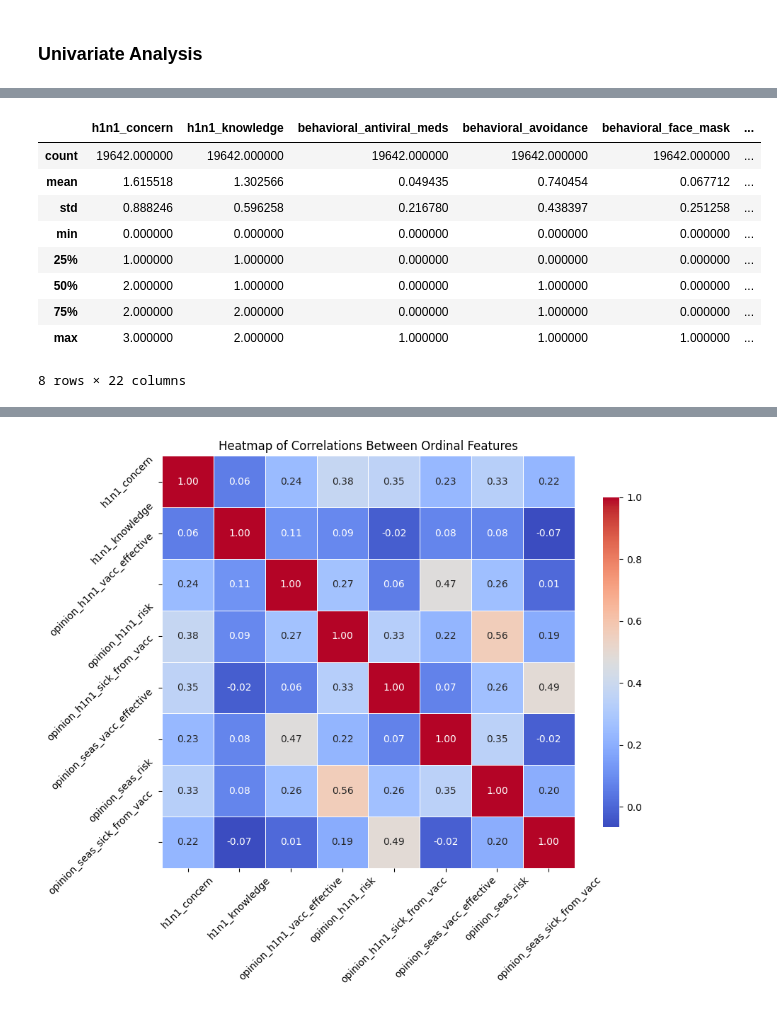
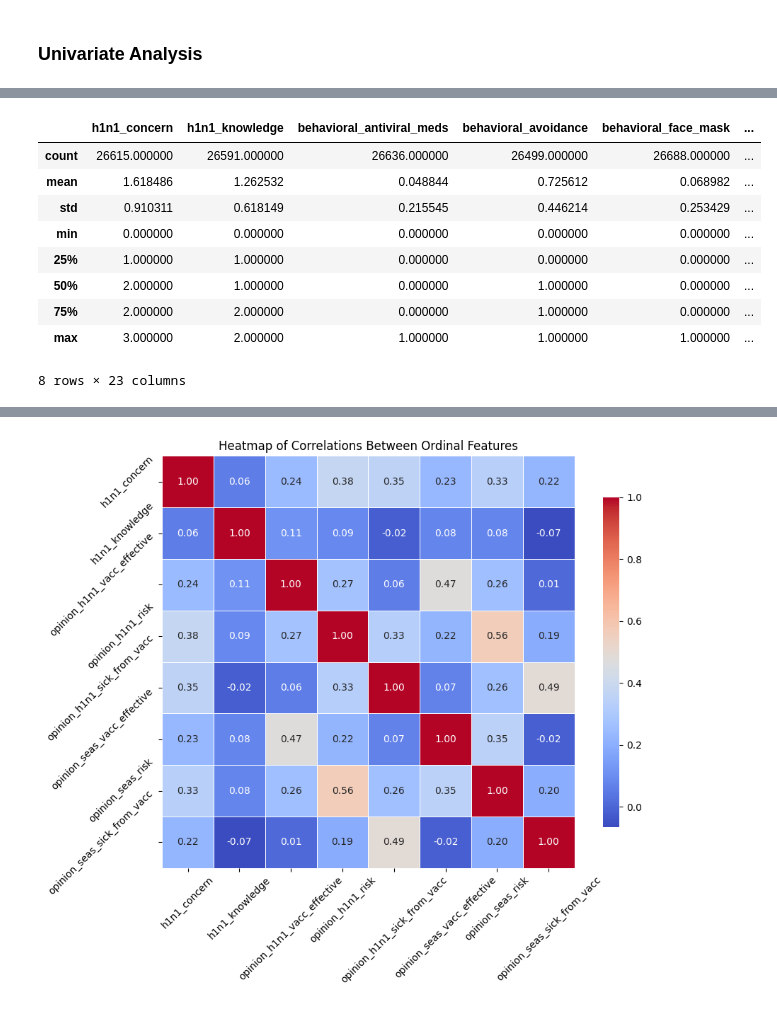
Before and after one commit to FREDRICKKYEKI/dsc-project-h1n1_prediction, a Jupyter notebook: index.ipynb, the cells around one changed output, grey strips where cells are left out. Saved outputs shown, nothing was run; the diff lists cells and outputs as text; code cells hidden in the pictures.

```diff
--- a/index.ipynb
+++ b/index.ipynb
@@ -250,0 +270,39 @@ dtype: int64
+# %%
+from sklearn.impute import SimpleImputer
+
+# update the new train_features
+train_features_df = train_data.drop(columns=["respondent_id", "h1n1_vaccine", "seasonal_vaccine"])
+train_labels_df = train_data[["h1n1_vaccine", "seasonal_vaccine"]]
+
+# Identify nominal and ordinal features
+nominal_features = [
+    'behavioral_antiviral_meds', 'behavioral_avoidance', 'behavioral_face_mask',
+    'behavioral_wash_hands', 'behavioral_large_gatherings', 'behavioral_outside_home',
+    'behavioral_touch_face', 'doctor_recc_h1n1', 'doctor_recc_seasonal',
+    'chronic_med_condition', 'child_under_6_months', 'health_worker',
+    'health_insurance', 'race', 'sex', 'marital_status', 'rent_or_own',
+    'employment_status', 'hhs_geo_region', 'census_msa', 'employment_industry',
+]
+
+ordinal_features = [
+    'h1n1_concern', 'h1n1_knowledge', 'opinion_h1n1_vacc_effective', 'opinion_h1n1_risk',
+    'opinion_h1n1_sick_from_vacc', 'opinion_seas_vacc_effective', 'opinion_seas_risk',
+    'opinion_seas_sick_from_vacc', 'age_group', 'education', 'income_poverty',
+    'household_adults', 'household_children'
+]
+# check if you have captured all columns, just for good measure
+assert set(nominal_features + ordinal_features) == set(train_features_df.columns)
+
+# Impute nominal features with 'Unknown'
+nominal_imputer = SimpleImputer(strategy='constant', fill_value='Unknown')
+train_data[nominal_features] = nominal_imputer.fit_transform(train_data[nominal_features])
+
+# Impute ordinal features with mode
+ordinal_imputer = SimpleImputer(strategy='most_frequent')
+train_data[ordinal_features] = ordinal_imputer.fit_transform(train_data[ordinal_features])
+
+print("New dataframe shape: ", train_data.shape)
+print("\nMissing Values in Training Features:")
+
+# Check the results
+print(train_data.isnull().sum())
@@ -345,16 +421,16 @@ plt.show()
 # %%
-train_features.describe()
+train_features_df.describe()
 # %% [output]
 |  | h1n1_concern | h1n1_knowledge | behavioral_antiviral_meds | behavioral_avoidance | behavioral_face_mask | ... |
-| count | 19642.000000 | 19642.000000 | 19642.000000 | 19642.000000 | 19642.000000 | ... |
-| mean | 1.615518 | 1.302566 | 0.049435 | 0.740454 | 0.067712 | ... |
-| std | 0.888246 | 0.596258 | 0.216780 | 0.438397 | 0.251258 | ... |
+| count | 26615.000000 | 26591.000000 | 26636.000000 | 26499.000000 | 26688.000000 | ... |
+| mean | 1.618486 | 1.262532 | 0.048844 | 0.725612 | 0.068982 | ... |
+| std | 0.910311 | 0.618149 | 0.215545 | 0.446214 | 0.253429 | ... |
 | min | 0.000000 | 0.000000 | 0.000000 | 0.000000 | 0.000000 | ... |
 | 25% | 1.000000 | 1.000000 | 0.000000 | 0.000000 | 0.000000 | ... |
 | 50% | 2.000000 | 1.000000 | 0.000000 | 1.000000 | 0.000000 | ... |
 | 75% | 2.000000 | 2.000000 | 0.000000 | 1.000000 | 0.000000 | ... |
 | max | 3.000000 | 2.000000 | 1.000000 | 1.000000 | 1.000000 | ... |
-8 rows × 22 columns
+8 rows × 23 columns
 # %%
 # Select ordinal features for correlation analysis
 ordinal_features = [
```
Also changed, not shown: parts of 8 cells of this notebook.
